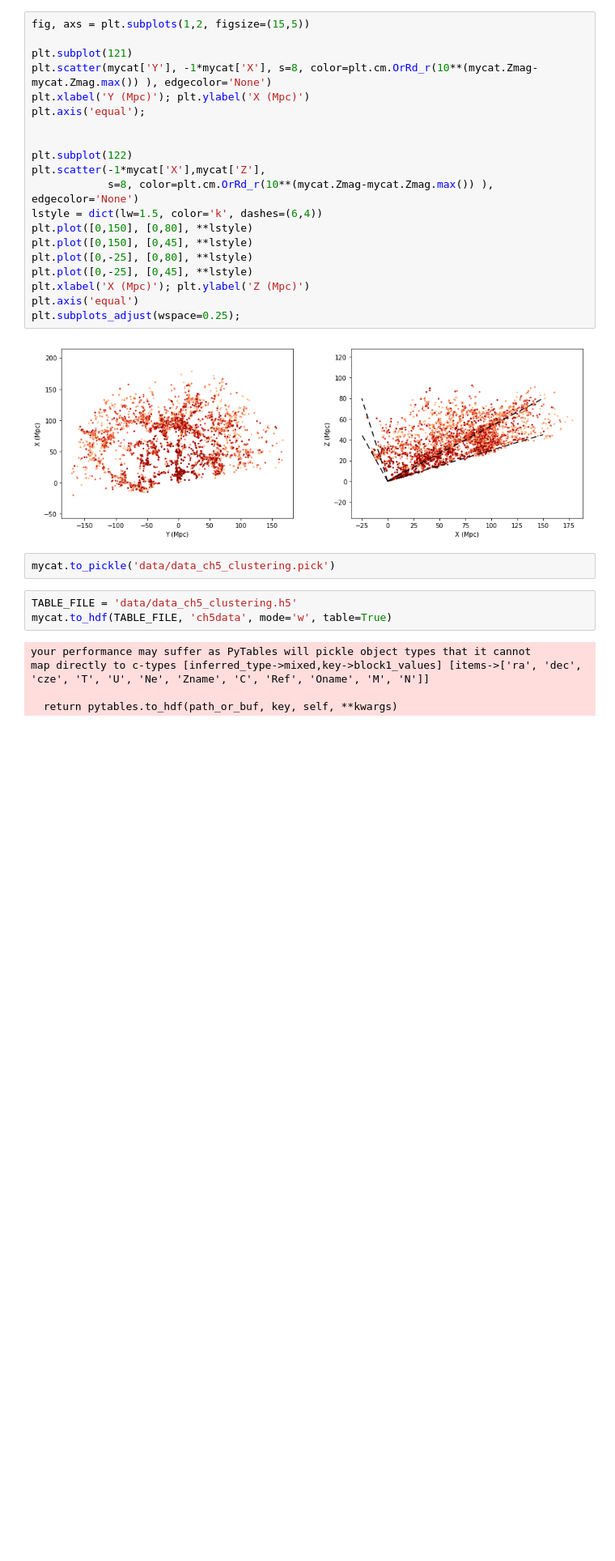
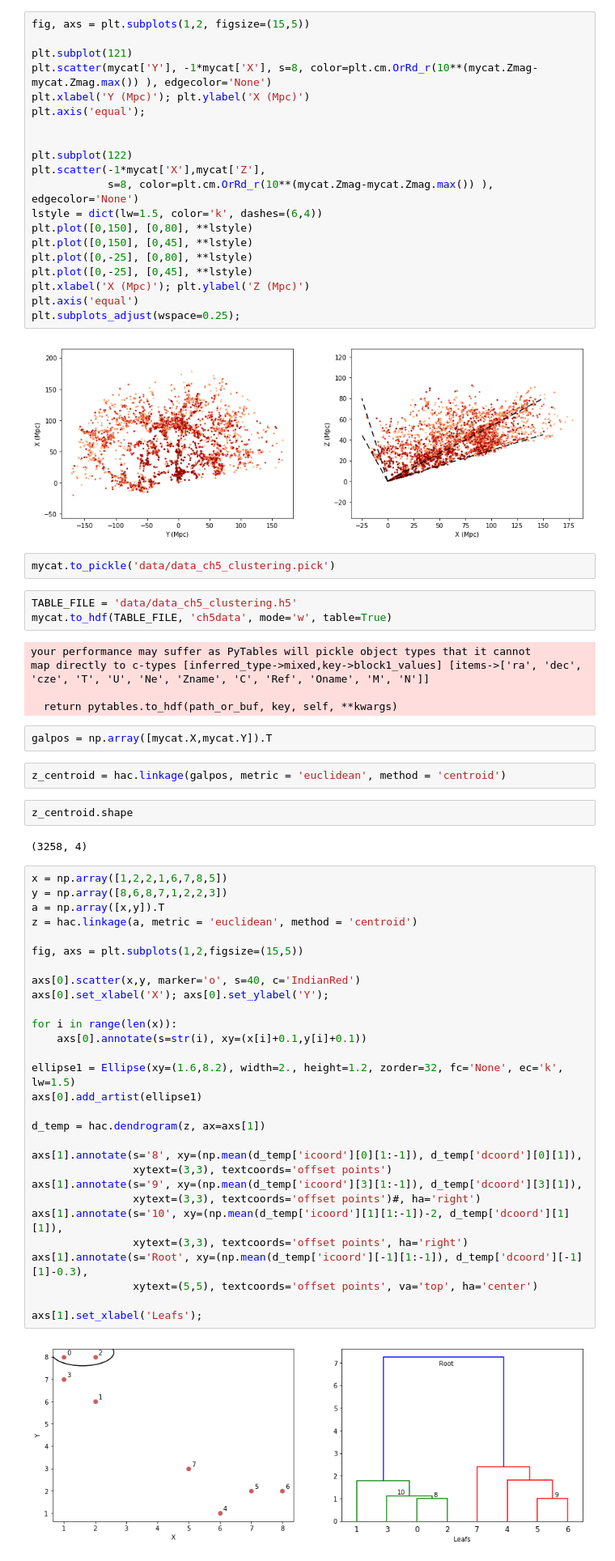
Before and after one commit to kysgattu/Mastering-Python-Data-Analysis, a Jupyter notebook: Mastering_Python_For_Data_Analytics.ipynb, the cells around one changed output. Shown at 81% size. Saved outputs shown, nothing was run; the diff lists cells and outputs as text; blank space fills up the shorter version.

```diff
--- a/Mastering_Python_For_Data_Analytics.ipynb
+++ b/Mastering_Python_For_Data_Analytics.ipynb
@@ -1514,3 +1514,42 @@ your performance may suffer as PyTables will pickle object types that it cannot
 map directly to c-types [inferred_type->mixed,key->block1_values] [items->['ra', 'dec', 'cze', 'T', 'U', 'Ne', 'Zname', 'C', 'Ref', 'Oname', 'M', 'N']]
 
   return pytables.to_hdf(path_or_buf, key, self, **kwargs)
+# %%
+galpos = np.array([mycat.X,mycat.Y]).T
+# %%
+z_centroid = hac.linkage(galpos, metric = 'euclidean', method = 'centroid')
+# %%
+z_centroid.shape
+# %% [output]
+(3258, 4)
+# %%
+x = np.array([1,2,2,1,6,7,8,5])
+y = np.array([8,6,8,7,1,2,2,3])
+a = np.array([x,y]).T
+z = hac.linkage(a, metric = 'euclidean', method = 'centroid')
+
+fig, axs = plt.subplots(1,2,figsize=(15,5))
+
+axs[0].scatter(x,y, marker='o', s=40, c='IndianRed')
+axs[0].set_xlabel('X'); axs[0].set_ylabel('Y');
+
+for i in range(len(x)):
+    axs[0].annotate(s=str(i), xy=(x[i]+0.1,y[i]+0.1))
+
+ellipse1 = Ellipse(xy=(1.6,8.2), width=2., height=1.2, zorder=32, fc='None', ec='k', lw=1.5)
+axs[0].add_artist(ellipse1)
+
+d_temp = hac.dendrogram(z, ax=axs[1])
+
+axs[1].annotate(s='8', xy=(np.mean(d_temp['icoord'][0][1:-1]), d_temp['dcoord'][0][1]),
+                xytext=(3,3), textcoords='offset points')
+axs[1].annotate(s='9', xy=(np.mean(d_temp['icoord'][3][1:-1]), d_temp['dcoord'][3][1]),
+                xytext=(3,3), textcoords='offset points')#, ha='right')
+axs[1].annotate(s='10', xy=(np.mean(d_temp['icoord'][1][1:-1])-2, d_temp['dcoord'][1][1]),
+                xytext=(3,3), textcoords='offset points', ha='right')
+axs[1].annotate(s='Root', xy=(np.mean(d_temp['icoord'][-1][1:-1]), d_temp['dcoord'][-1][1]-0.3),
+                xytext=(5,5), textcoords='offset points', va='top', ha='center')
+
+axs[1].set_xlabel('Leafs');
+# %% [output]
+[figure, added]
```
Also changed, not shown: parts of 4 cells of this notebook.
